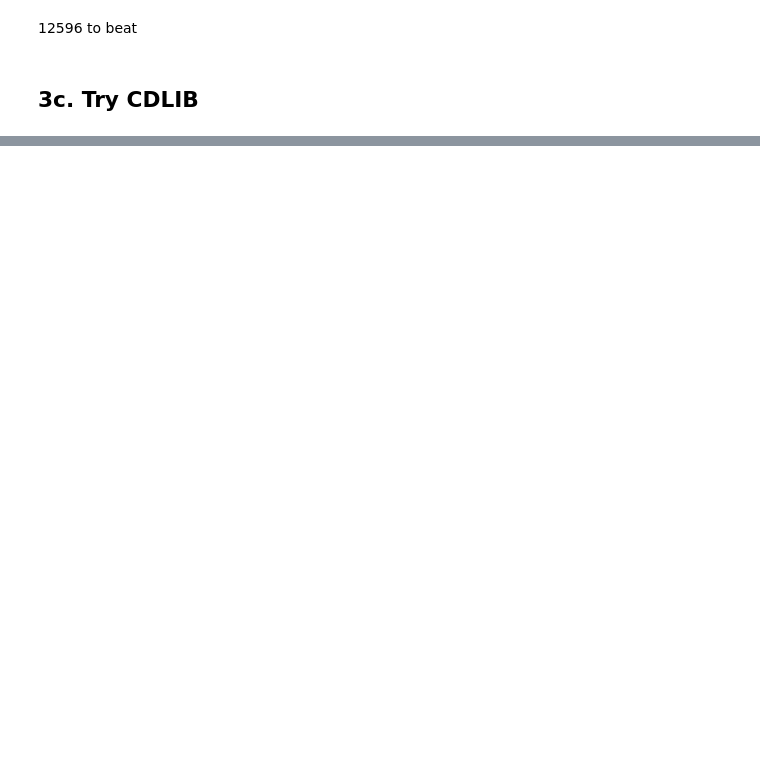
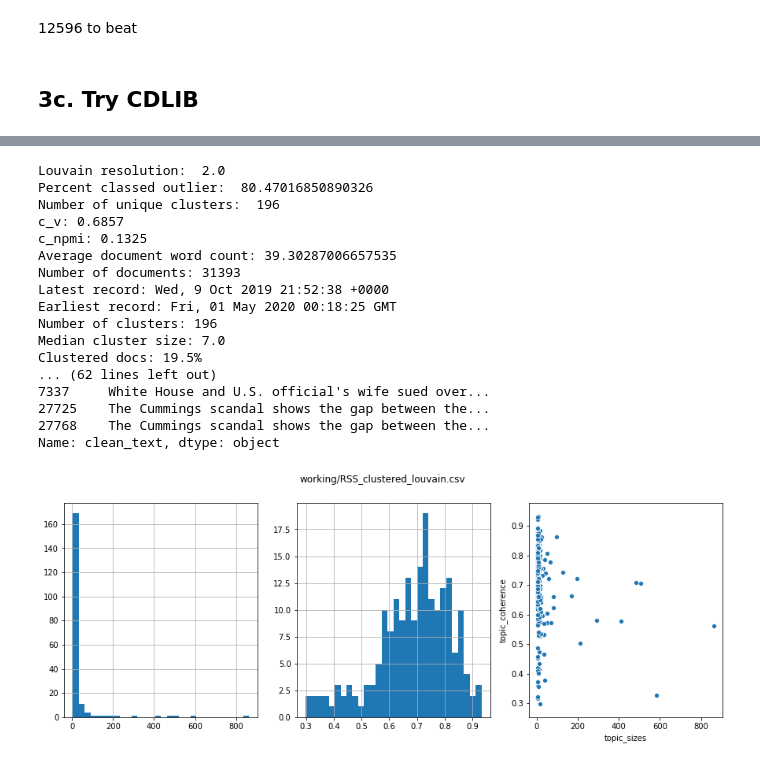
Before and after one commit to MartinChrisWood/news_crow, a Jupyter notebook: 01_topic_pipeline_network.ipynb, the cells around one changed output, grey strips where cells are left out. Cells and saved outputs as stored; diff of their text form; code cells hidden in the pictures; blank space fills up the shorter version.

Commit message:
Hyperparameter search and kmeans
over resolution for Louvain
over min_samples for HDBSCAN
kmeans implemented
different graphs tried and saved for louvain

```diff
--- a/01_topic_pipeline_network.ipynb
+++ b/01_topic_pipeline_network.ipynb
@@ -359,0 +147,35 @@ corpus.to_csv("working/disaster_clustered_bigclam.csv")
+# %%
+def assign_cluster_from_model(corpus, model, threshold=5):
+    """ Mine the cluster-of-node info from the model instance """
+    community_lookup = {}
+    for comm_index, members in enumerate(model.communities):
+        for member in members:
+            community_lookup[member] = comm_index
+
+    # Add cluster to DF.  If node not in cluster, assign -1 (outlier)
+    corpus['node'] = corpus.index
+    corpus['cluster'] = corpus['node'].apply(lambda x: community_lookup.get(str(x), -1))
+    corpus[['clean_text', 'cluster']].head(10)
+
+    # If cluster is smaller than minimum limit, designate as outlier
+    cs_lookup = corpus['cluster'].value_counts().to_dict()
+    corpus['cluster'] = corpus['cluster'].apply(lambda x: -1 if (cs_lookup[x] < threshold) else x)
+
+    return corpus
+
+def generate_louvain(G, corpus, resolution=1.0, threshold=5):
+    """ Develop a louvain model, assign clusters etc """
+    print("\nLouvain resolution: ", resolution)
+
+    # Find the communities
+    louvain_coms = algorithms.louvain(G, resolution = resolution)
+
+    corpus = assign_cluster_from_model(corpus, louvain_coms)
+
+    # What percentage are now classed as outliers?
+    print("Percent classed outlier: ", 100.0 * sum(corpus['cluster']==-1) / corpus.shape[0])
+
+    # How many unique clusters after all this?  (minus one for outliers)
+    print("Number of unique clusters: ", len(pd.unique(corpus['cluster'])))
+
+    return corpus
@@ -359,0 +206,24 @@ corpus.to_csv("working/disaster_clustered_bigclam.csv")
+# %%
+G = nx.read_gml("working/RSS_graph_3lim.gml")
+corpus = generate_louvain(G, corpus, resolution=2.0)
+corpus.to_csv("working/RSS_clustered_louvain.csv")
+coherences = helper.report_corpus_model_coherence("working/RSS_clustered_louvain.csv")
+# %% [output]
+Louvain resolution:  2.0
+Percent classed outlier:  80.47016850890326
+Number of unique clusters:  196
+c_v: 0.6857
+c_npmi: 0.1325
+Average document word count: 39.30287006657535
+Number of documents: 31393
+Latest record: Wed, 9 Oct 2019 21:52:38 +0000
+Earliest record: Fri, 01 May 2020 00:18:25 GMT
+Number of clusters: 196
+Median cluster size: 7.0
+Clustered docs: 19.5%
+... (62 lines left out)
+7337     White House and U.S. official's wife sued over...
+27725    The Cummings scandal shows the gap between the...
+27768    The Cummings scandal shows the gap between the...
+Name: clean_text, dtype: object
+[figure, added]
```
Also changed, not shown: parts of 50 cells of this notebook, 12 other files.
